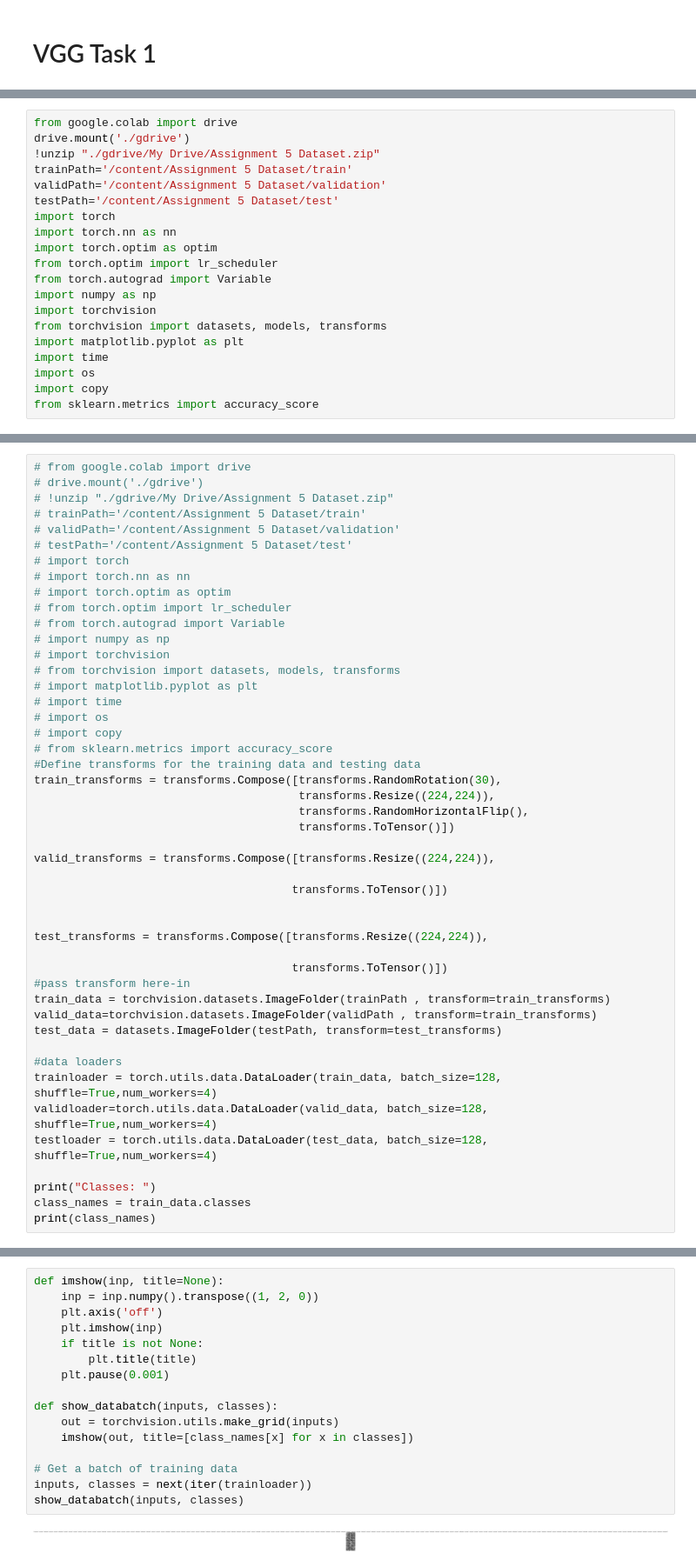
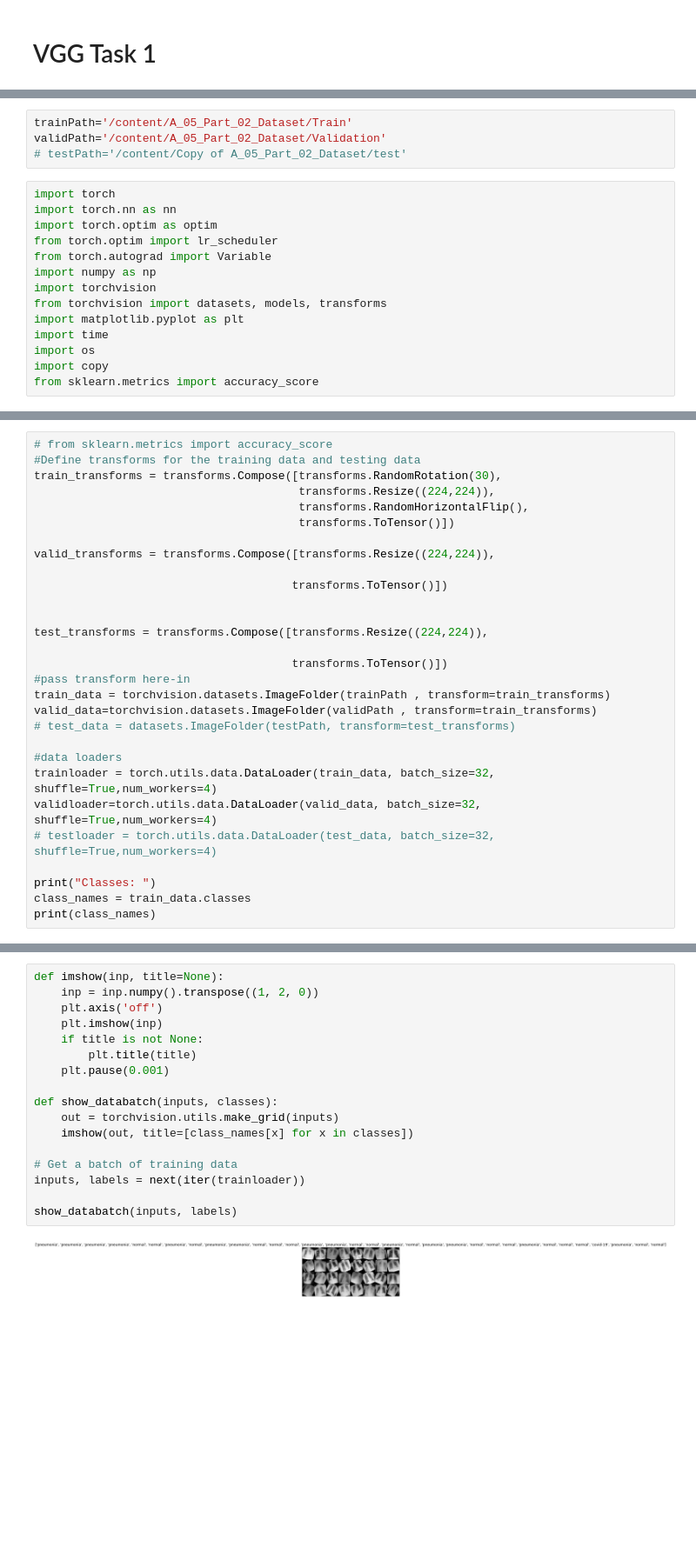
Before and after one commit to MuhammadMuneebFida/Resnet-18-and-vgg-16-on-COVID-19-dataset, a Jupyter notebook: vgg_and_resnet_python_file.ipynb, the cells around one changed output, grey strips where cells are left out. Shown at 87% size. Cells and saved outputs as stored; diff of their text form; blank space fills up the shorter version.

```diff
--- a/vgg_and_resnet_python_file.ipynb
+++ b/vgg_and_resnet_python_file.ipynb
@@ -16,10 +15,8 @@ testPath='/content/Assignment 5 Dataset/test'
+# %%
+trainPath='/content/A_05_Part_02_Dataset/Train'
+validPath='/content/A_05_Part_02_Dataset/Validation'
+# testPath='/content/Copy of A_05_Part_02_Dataset/test'
 # %%
-from google.colab import drive
-drive.mount('./gdrive')
-!unzip "./gdrive/My Drive/Assignment 5 Dataset.zip"
-trainPath='/content/Assignment 5 Dataset/train'
-validPath='/content/Assignment 5 Dataset/validation'
-testPath='/content/Assignment 5 Dataset/test'
 import torch
 import torch.nn as nn
 import torch.optim as optim
@@ -54,22 +33,4 @@ Streaming output truncated to the last 5000 lines.
 # %%
-# from google.colab import drive
-# drive.mount('./gdrive')
-# !unzip "./gdrive/My Drive/Assignment 5 Dataset.zip"
-# trainPath='/content/Assignment 5 Dataset/train'
-# validPath='/content/Assignment 5 Dataset/validation'
-# testPath='/content/Assignment 5 Dataset/test'
-# import torch
-# import torch.nn as nn
-# import torch.optim as optim
-# from torch.optim import lr_scheduler
-# from torch.autograd import Variable
-# import numpy as np
-# import torchvision
-# from torchvision import datasets, models, transforms
-# import matplotlib.pyplot as plt
-# import time
-# import os
-# import copy
 # from sklearn.metrics import accuracy_score
 #Define transforms for the training data and testing data
 train_transforms = transforms.Compose([transforms.RandomRotation(30),
@@ -88,12 +49,12 @@ test_transforms = transforms.Compose([transforms.Resize((224,224)),
 #pass transform here-in
 train_data = torchvision.datasets.ImageFolder(trainPath , transform=train_transforms)
 valid_data=torchvision.datasets.ImageFolder(validPath , transform=train_transforms)
-test_data = datasets.ImageFolder(testPath, transform=test_transforms)
+# test_data = datasets.ImageFolder(testPath, transform=test_transforms)
 
 #data loaders
-trainloader = torch.utils.data.DataLoader(train_data, batch_size=128, shuffle=True,num_workers=4)
-validloader=torch.utils.data.DataLoader(valid_data, batch_size=128, shuffle=True,num_workers=4)
-testloader = torch.utils.data.DataLoader(test_data, batch_size=128, shuffle=True,num_workers=4)
+trainloader = torch.utils.data.DataLoader(train_data, batch_size=32, shuffle=True,num_workers=4)
+validloader=torch.utils.data.DataLoader(valid_data, batch_size=32, shuffle=True,num_workers=4)
+# testloader = torch.utils.data.DataLoader(test_data, batch_size=32, shuffle=True,num_workers=4)
 
 print("Classes: ")
 class_names = train_data.classes
@@ -104,18 +65,19 @@ Classes:
 # %%
 def imshow(inp, title=None):
     inp = inp.numpy().transpose((1, 2, 0))
     plt.axis('off')
     plt.imshow(inp)
     if title is not None:
         plt.title(title)
     plt.pause(0.001)
 
 def show_databatch(inputs, classes):
     out = torchvision.utils.make_grid(inputs)
     imshow(out, title=[class_names[x] for x in classes])
 
 # Get a batch of training data
-inputs, classes = next(iter(trainloader))
-show_databatch(inputs, classes)
+inputs, labels = next(iter(trainloader))
+
+show_databatch(inputs, labels)
 # %% [output]
-[figure, old version]
+[figure, new version]
```
Also changed, not shown: parts of 45 cells of this notebook.
